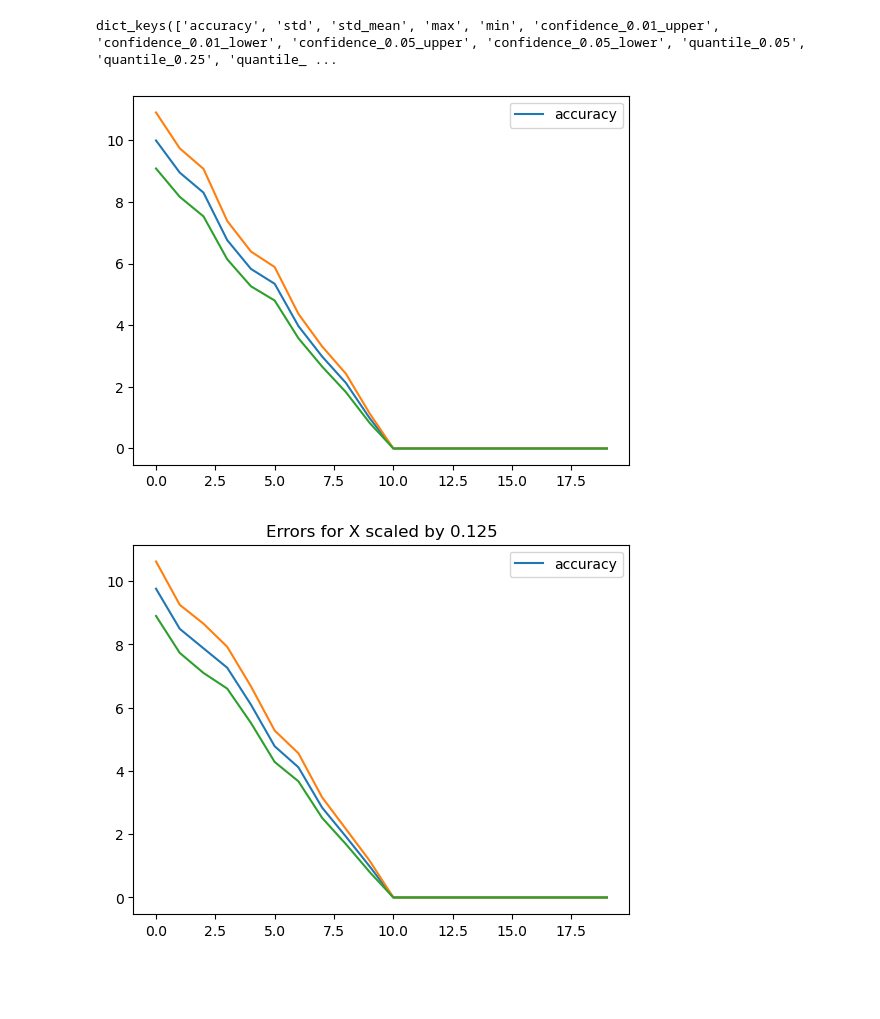
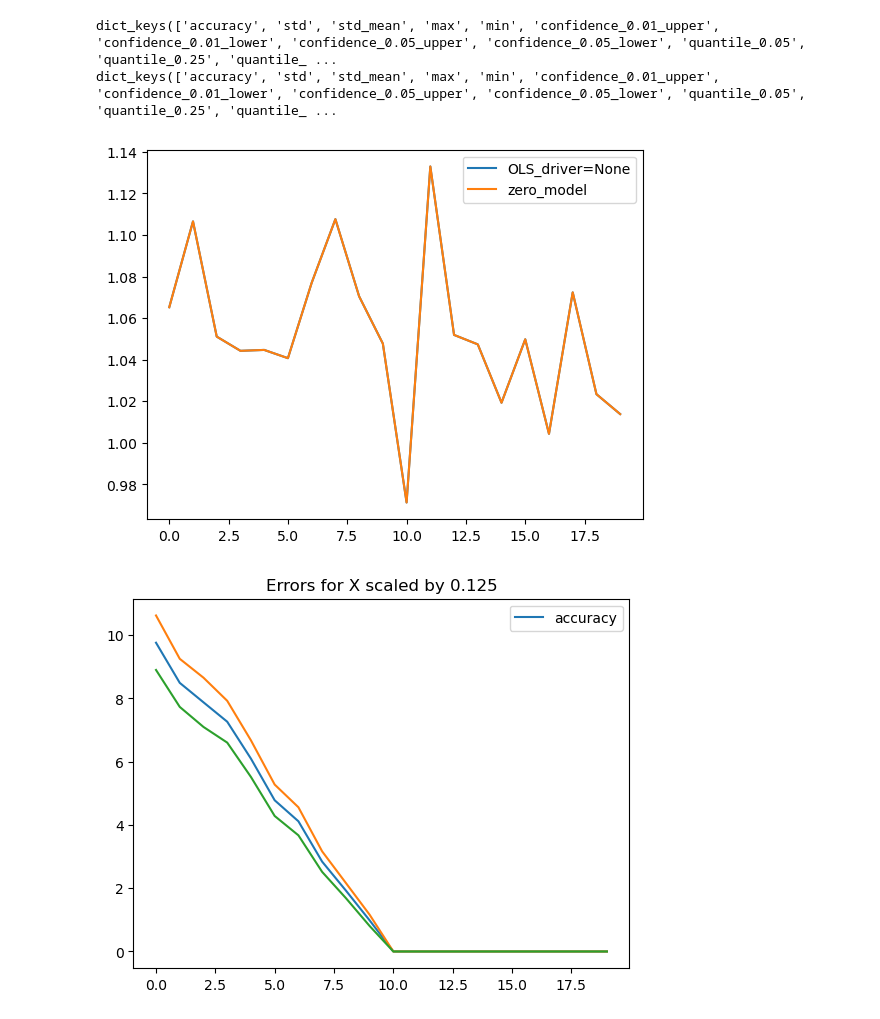
Before and after one commit to in-context-learning-2024/in-context, a Jupyter notebook: src/eval.ipynb, the cells around one changed output. Cells and saved outputs as stored; diff of their text form; code cells hidden in the pictures; blank space fills up the shorter version.

```diff
--- a/src/eval.ipynb
+++ b/src/eval.ipynb
@@ -28,7 +28,7 @@ B_SIZE, SEQ_LEN, X_DIM, Y_DIM = 512, 20, 10, 1
 X_SHAPE = torch.Size([B_SIZE, SEQ_LEN, X_DIM])
 Y_SHAPE = torch.Size([B_SIZE, SEQ_LEN, Y_DIM])
 
-MODELS = [LeastSquaresModel(), ZeroModel()]
+MODELS = [LeastSquaresModel(x_dim=X_DIM), ZeroModel(x_dim=X_DIM)]
 
 SCALES: list[float] = [0.125, 0.25, 0.5, 2., 4., 8.]
 NOISE_LEVELS: list[float] = [0.0625, 0.125, 0.25, 0.5, 1.]
@@ -39,7 +39,9 @@ x_dist = MultivariateNormal(torch.zeros(X_SHAPE), torch.eye(X_DIM)) #batch size,
 
 base_fc = LinearRegression(x_dist, y_dim=Y_DIM)
 
-bench = FunctionClassError(METRIC, function_class=base_fc)
+bench = FCErrorOrthogonal(METRIC, function_class=base_fc)
 # %%
-errs = bench.evaluate(MODELS, num_batches=4)
+errs = bench.evaluate(MODELS, num_batches=4, perfect_model=LeastSquaresModel(x_dim=X_DIM))
 values = list(post_process(errs))
+
+print(errs.shape)
@@ -45,0 +50,4 @@ values = list(post_process(errs))
+# %%
+for model, results in zip(MODELS, values):
+    print(results.keys())
+    print(results["accuracy"].shape)
@@ -46,15 +59,16 @@ values = list(post_process(errs))
 # %%
 for model, results in zip(MODELS, values):
     print(results.keys())
-    plt.plot("accuracy", data=results, label="accuracy")
-    plt.plot("confidence_0.01_upper", data=results)
-    plt.plot("confidence_0.01_lower", data=results)
-    plt.legend()
-    plt.show()
-    break
+    plt.plot(results["accuracy"][:, 0], label=model.name)
+    #plt.plot("accuracy", data=results, label="accuracy")
+    #plt.plot("confidence_0.01_upper", data=results)
+    #plt.plot("confidence_0.01_lower", data=results)
+plt.legend()
+plt.show()
 # %% [output]
 dict_keys(['accuracy', 'std', 'std_mean', 'max', 'min', 'confidence_0.01_upper', 'confidence_0.01_lower', 'confidence_0.05_upper', 'confidence_0.05_lower', 'quantile_0.05', 'quantile_0.25', 'quantile_ ...
+dict_keys(['accuracy', 'std', 'std_mean', 'max', 'min', 'confidence_0.01_upper', 'confidence_0.01_lower', 'confidence_0.05_upper', 'confidence_0.05_lower', 'quantile_0.05', 'quantile_0.25', 'quantile_ ...
-[figure, old version]
+[figure, new version]
 # %%
 scaled_x_fcs = [
     ScaledXRegression(scale, base_fc)
```
Also changed, not shown: parts of 2 cells of this notebook, 1 other file.
